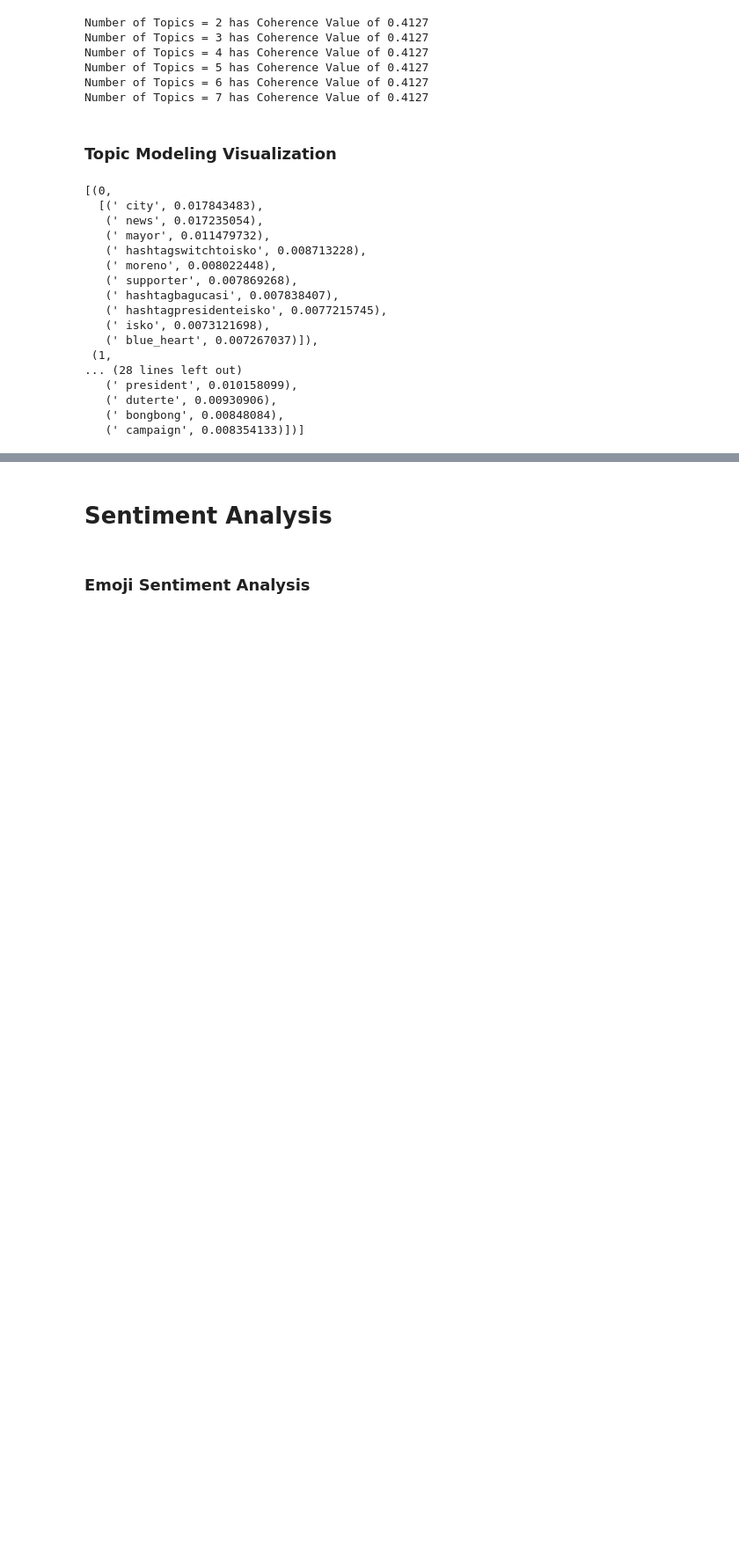
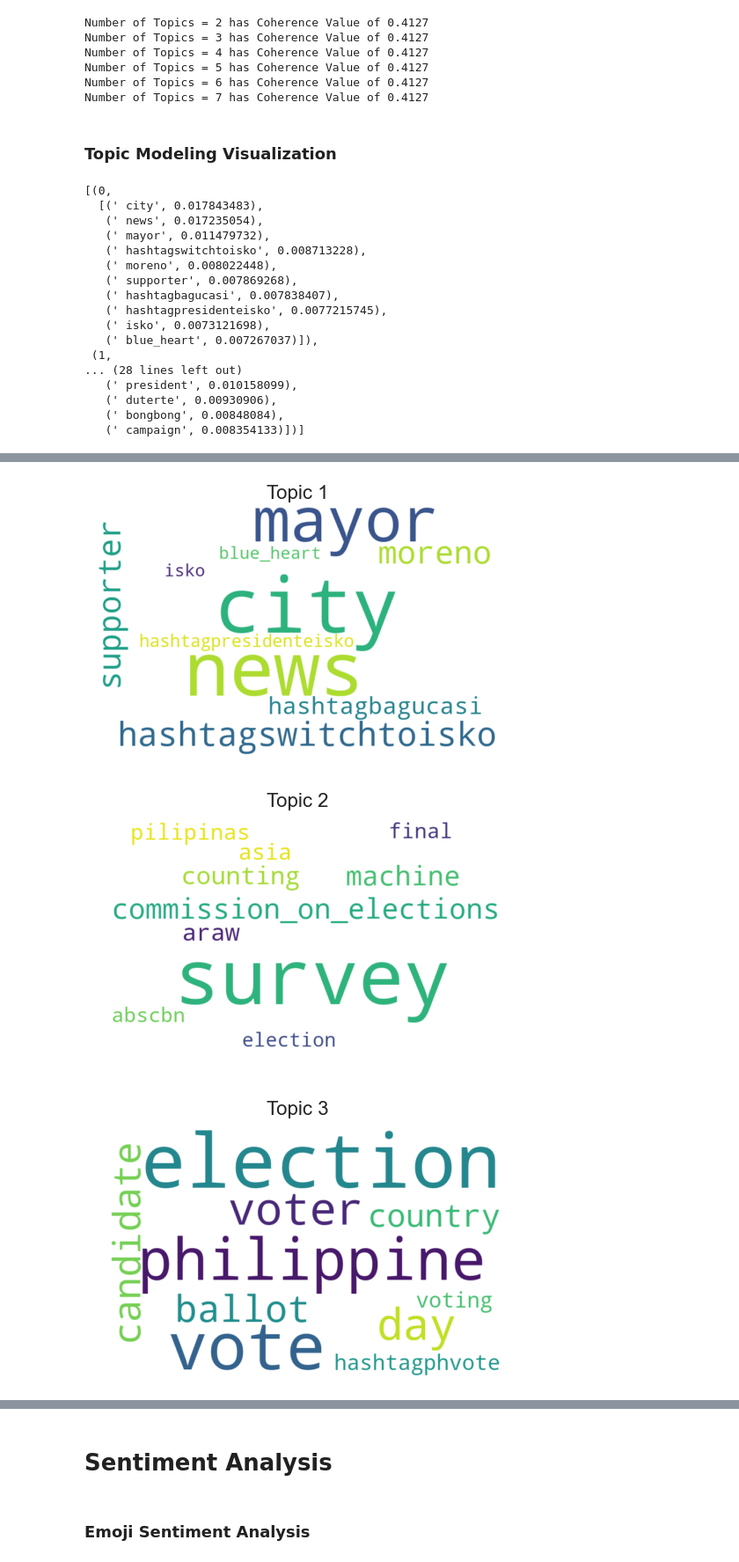
Before and after one commit to julscast/Thesis_2, a Jupyter notebook: PreElection.ipynb, the cells around one changed output, grey strips where cells are left out. Shown at 88% size. Saved outputs shown, nothing was run; the diff lists cells and outputs as text; code cells hidden in the pictures; blank space fills up the shorter version.

```diff
--- a/PreElection.ipynb
+++ b/PreElection.ipynb
@@ -826,0 +825,21 @@ plt.show()
+# %%
+for i, (topic_index, topic_words) in enumerate(topics):
+    topic_dict = dict(topic_words)
+    cloud = WordCloud(width=800,
+                    height=500,
+                    max_font_size=150,
+                    background_color='white',
+                    colormap ='viridis')
+    cloud.generate_from_frequencies(topic_dict)
+
+    plt.figure(figsize=(6, 4))
+    plt.imshow(cloud, interpolation='bilinear')
+    plt.title(f'Topic {topic_index +1 }', size=16)
+    plt.axis('off')
+
+    #plt.savefig(f"PRE_Topic{topic_index + 1}.png", bbox_inches='tight', dpi=300)
+    plt.show()
+# %% [output]
+[figure, added]
+[figure, added]
+[figure, added]
```
Also changed, not shown: parts of 7 cells of this notebook.
